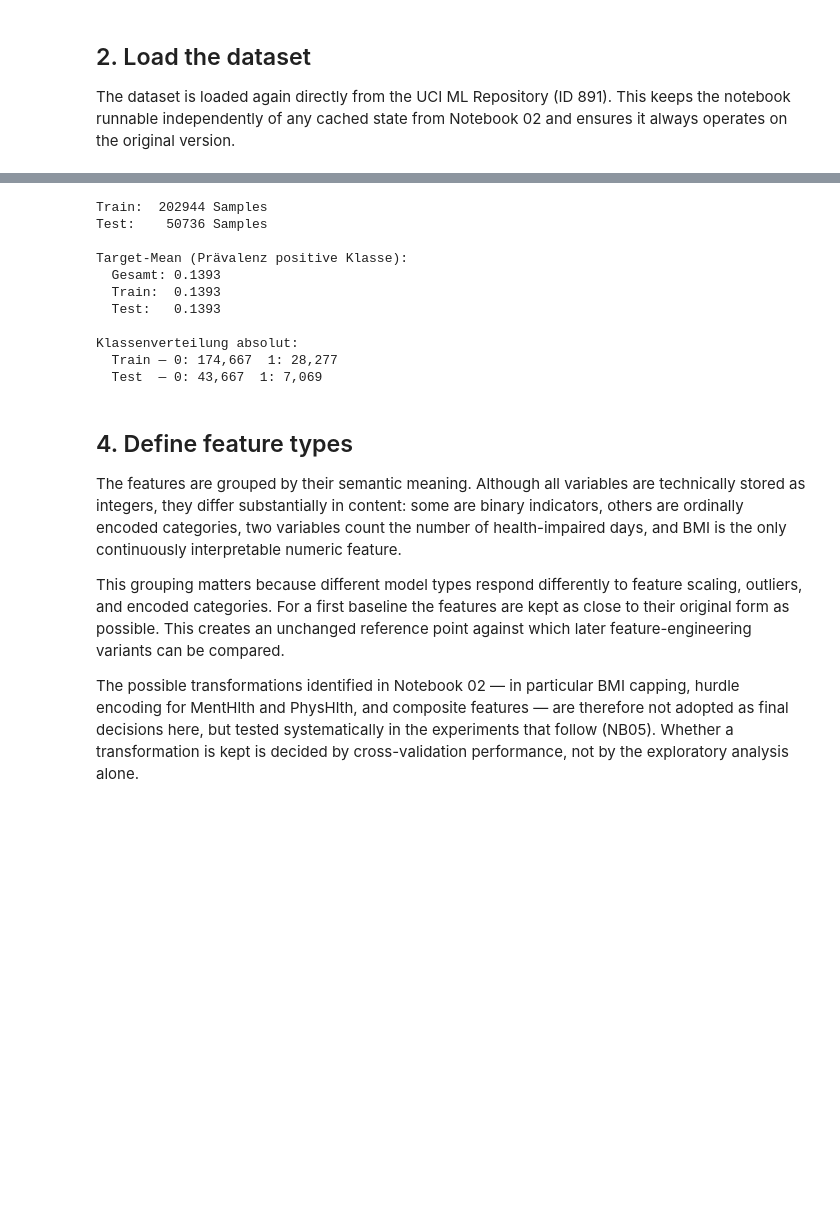
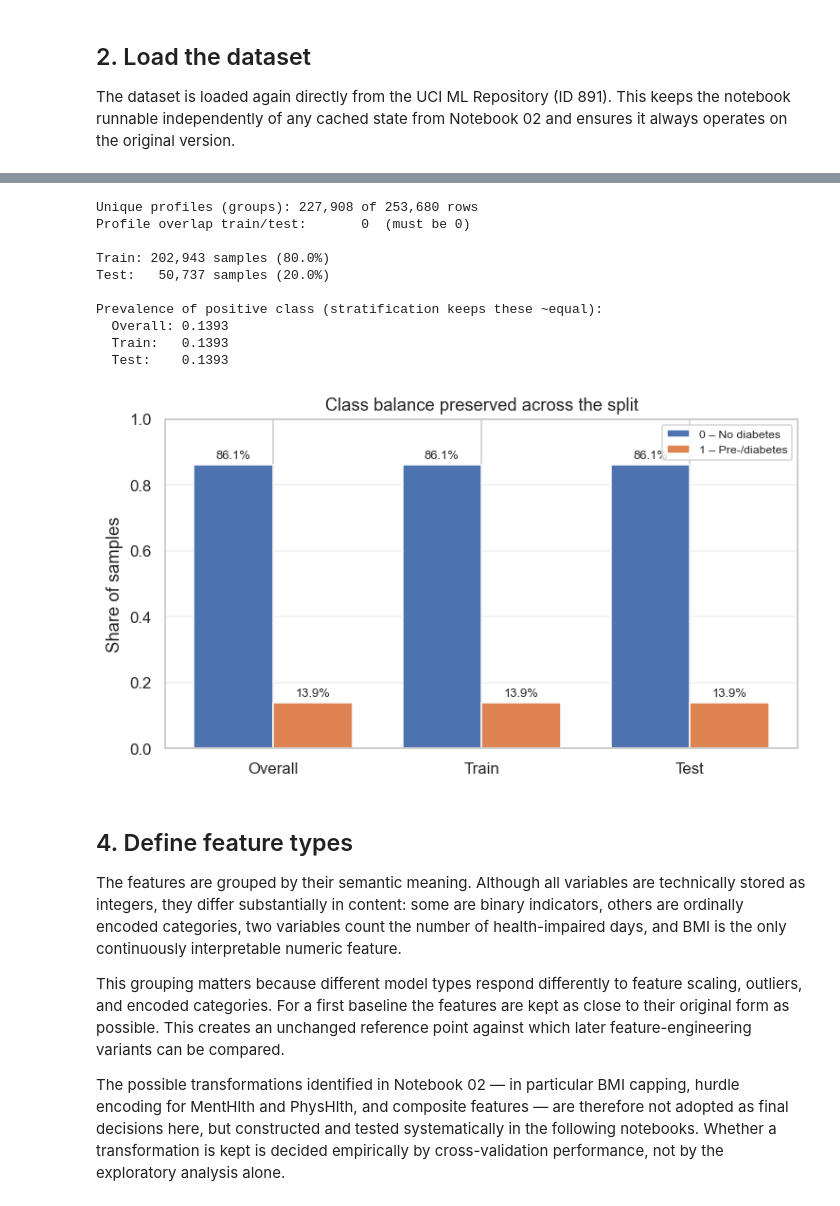
Before and after one commit to Hasher26/Diabetes-Prediction-Hasher, a Jupyter notebook: notebooks/03_data_preparation.ipynb, the cells around one changed output, grey strips where cells are left out. Cells and saved outputs as stored; diff of their text form; code cells hidden in the pictures; blank space fills up the shorter version.

Commit message:
docs(NB03): update data preparation notebook
Co-Authored-By: Claude Sonnet 4.6 <noreply@anthropic.com>

```diff
--- a/notebooks/03_data_preparation.ipynb
+++ b/notebooks/03_data_preparation.ipynb
@@ -69,52 +78,73 @@ With a class distribution of roughly 86 / 14, stratification guarantees that tra
 # %%
-from sklearn.model_selection import StratifiedGroupKFold
-
 # Group ID per row = its full 21-feature profile.
 # Rows with an identical feature vector get the same ID -> they form one group.
 groups = X.groupby(list(X.columns)).ngroup()
 
-# StratifiedGroupKFold honours `groups`: a whole group lands entirely in train OR test,
-# never split across both (this is what makes it group-aware).
+# StratifiedGroupKFold honours `groups`: a whole group lands entirely in train OR test.
 # n_splits=5 -> each fold ~20%; we take the first fold as the 80/20 holdout.
 sgkf = StratifiedGroupKFold(n_splits=5, shuffle=True, random_state=SEED)
 train_idx, test_idx = next(sgkf.split(X, y, groups))  # positional row indices
 
 X_train, X_test = X.iloc[train_idx], X.iloc[test_idx]
 y_train, y_test = y.iloc[train_idx], y.iloc[test_idx]
 
-# Proof the split is leakage-free: no group ID may appear on both sides.
-train_groups = set(groups.iloc[train_idx])
-test_groups  = set(groups.iloc[test_idx])
-overlap = train_groups & test_groups
+# --- leakage check: no profile may appear on both sides ---
+overlap = set(groups.iloc[train_idx]) & set(groups.iloc[test_idx])
 assert not overlap, f"{len(overlap)} profiles leak across the split boundary!"
+
+# --- stratification check: prevalence must stay within 0.5 pp of the overall rate ---
+assert abs(y_train.mean() - y.mean()) < 0.005, "train prevalence drifted"
+assert abs(y_test.mean()  - y.mean()) < 0.005, "test prevalence drifted"
 
 # --- sanity output ---
 print(f"Unique profiles (groups): {groups.nunique():>7,} of {len(X):,} rows")
-print(f"Profile overlap train/test: {len(overlap):>7}  (must be 0)")   # 0 = no leakage
+print(f"Profile overlap train/test: {len(overlap):>7}  (must be 0)")
 print()
-print(f"Train: {X_train.shape[0]:>7,} samples")
-print(f"Test:  {X_test.shape[0]:>7,} samples")                          # not exactly 20%: groups can't be cut
+print(f"Train: {X_train.shape[0]:>7,} samples ({len(train_idx)/len(X):.1%})")
+print(f"Test:  {X_test.shape[0]:>7,} samples ({len(test_idx)/len(X):.1%})")  # not exactly 20%: groups can't be cut
 print()
-print("Target mean (prevalence of positive class):")                   # stratification keeps these ~equal
+print("Prevalence of positive class (stratification keeps these ~equal):")
 print(f"  Overall: {y.mean():.4f}")
 print(f"  Train:   {y_train.mean():.4f}")
 print(f"  Test:    {y_test.mean():.4f}")
-print()
-print("Absolute class distribution:")
-print(f"  Train — 0: {(y_train==0).sum():>6,}  1: {(y_train==1).sum():>5,}")
-print(f"  Test  — 0: {(y_test==0).sum():>6,}  1: {(y_test==1).sum():>5,}")
+
+# --- visual: class balance across Overall / Train / Test ---
+splits  = {"Overall": y, "Train": y_train, "Test": y_test}
+labels  = list(splits.keys())
+share_0 = [(s == 0).mean() for s in splits.values()]
+share_1 = [(s == 1).mean() for s in splits.values()]
+
+idx, w = list(range(len(labels))), 0.38
+fig, ax = plt.subplots(figsize=(7, 4))
+b0 = ax.bar([i - w/2 for i in idx], share_0, w, label="0 – No diabetes",   color="#4C72B0", edgecolor="white")
+b1 = ax.bar([i + w/2 for i in idx], share_1, w, label="1 – Pre-/diabetes", color="#DD8452", edgecolor="white")
+
+for bars in (b0, b1):
+    for bar in bars:
+        ax.text(bar.get_x() + bar.get_width()/2, bar.get_height() + 0.01,
+                f"{bar.get_height():.1%}", ha="center", va="bottom", fontsize=8.5)
+
+ax.set_xticks(idx); ax.set_xticklabels(labels)
+ax.set_ylabel("Share of samples"); ax.set_ylim(0, 1)
+ax.set_title("Class balance preserved across the split", fontsize=12)
+ax.legend(fontsize=8); ax.grid(alpha=0.3, axis="y")
+plt.tight_layout()
+
+# save before show() so the canvas isn't already cleared
+fig.savefig(OUTPUT_DIR / "01_split_class_balance.png", dpi=150, bbox_inches="tight")
+plt.show()
 # %% [output]
-Train:  202944 Samples
-Test:    50736 Samples
+Unique profiles (groups): 227,908 of 253,680 rows
+Profile overlap train/test:       0  (must be 0)
 
-Target-Mean (Prävalenz positive Klasse):
-  Gesamt: 0.1393
-  Train:  0.1393
-  Test:   0.1393
+Train: 202,943 samples (80.0%)
+Test:   50,737 samples (20.0%)
 
-Klassenverteilung absolut:
-  Train — 0: 174,667  1: 28,277
-  Test  — 0: 43,667  1: 7,069
+Prevalence of positive class (stratification keeps these ~equal):
+  Overall: 0.1393
+  Train:   0.1393
+  Test:    0.1393
+[figure, added]
 # %% [markdown]
 ## 4. Define feature types
 
@@ -122,7 +152,7 @@ The features are grouped by their semantic meaning. Although all variables are t
 
 This grouping matters because different model types respond differently to feature scaling, outliers, and encoded categories. For a first baseline the features are kept as close to their original form as possible. This creates an unchanged reference point against which later feature-engineering variants can be compared.
 
-The possible transformations identified in Notebook 02 — in particular BMI capping, hurdle encoding for MentHlth and PhysHlth, and composite features — are therefore not adopted as final decisions here, but tested systematically in the experiments that follow (NB05). Whether a transformation is kept is decided by cross-validation performance, not by the exploratory analysis alone.
+The possible transformations identified in Notebook 02 — in particular BMI capping, hurdle encoding for MentHlth and PhysHlth, and composite features — are therefore not adopted as final decisions here, but constructed and tested systematically in the following notebooks. Whether a transformation is kept is decided empirically by cross-validation performance, not by the exploratory analysis alone.
 # %%
 # group features by semantic type — all stored as int, but they mean different things
 
```
Also changed, not shown: parts of 18 cells of this notebook.
